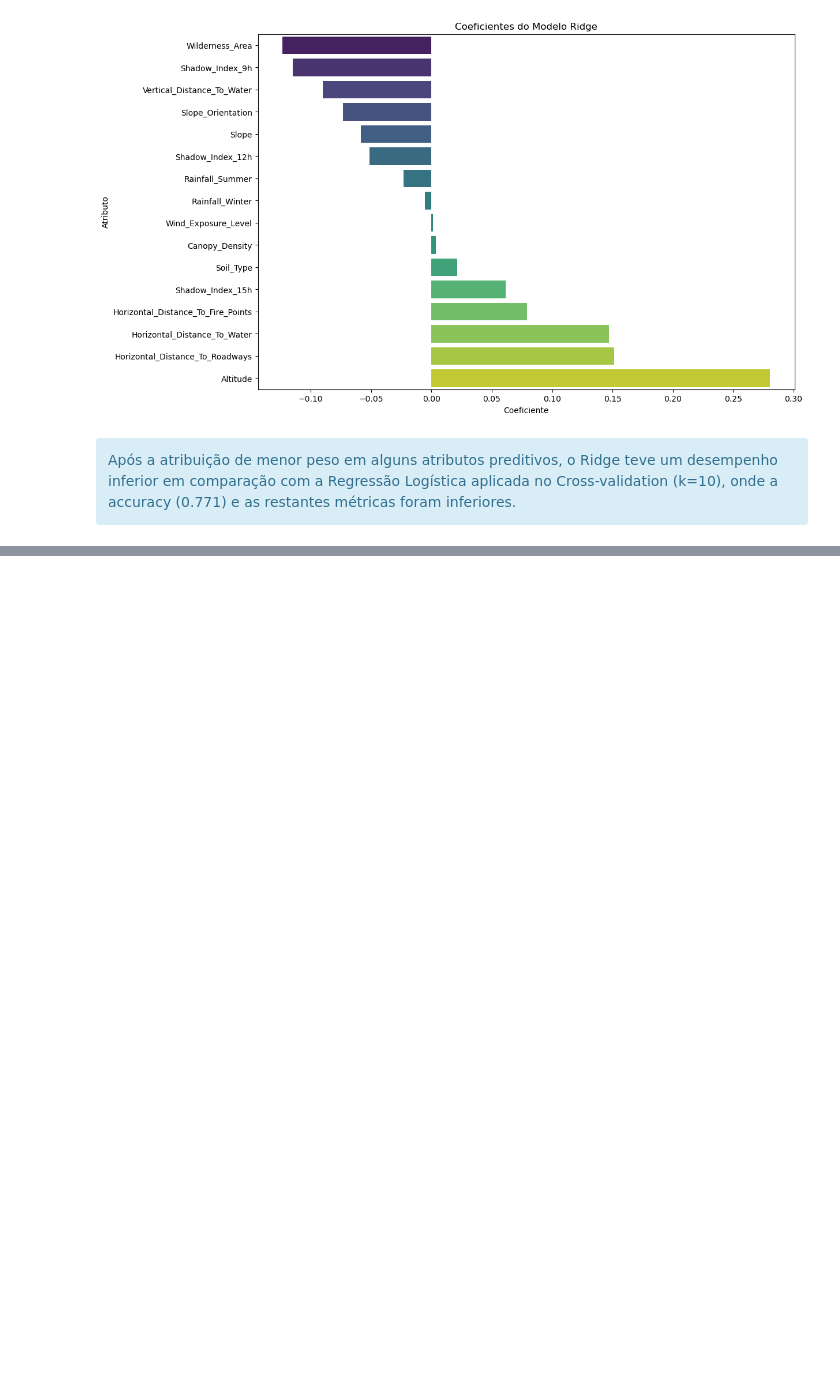
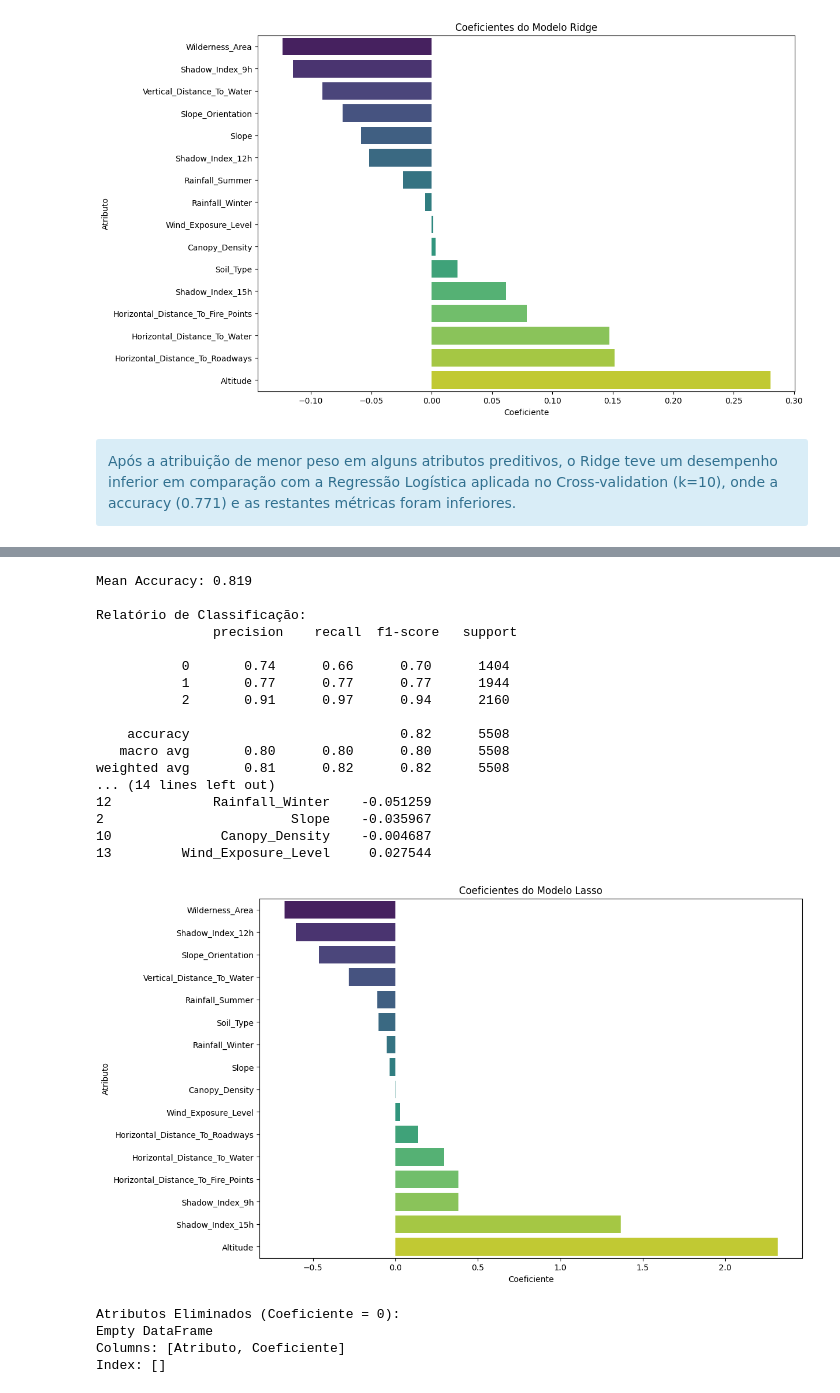
Before and after one commit to pedrocc03/APRAU_24_25_G23, a Jupyter notebook: Trabalho.ipynb, the cells around one changed output, grey strips where cells are left out. Saved outputs shown, nothing was run; the diff lists cells and outputs as text; code cells hidden in the pictures; blank space fills up the shorter version.

```diff
--- a/Trabalho.ipynb
+++ b/Trabalho.ipynb
@@ -1327,0 +1369,79 @@ weighted avg       0.76      0.77      0.76      5508
+# %%
+# Usar o melhor c (1/alpha) na LR com penalty L1, usando o Lasso na classificação
+best_lasso_model = LogisticRegression(penalty='l1', C=1/best_alpha, solver='liblinear')
+
+# Usar Cross-Validation com K=10 para fazer previsões
+kf = KFold(n_splits=10, shuffle=True, random_state=42)
+
+# Fazer as previsões com K-Fold
+y_pred = cross_val_predict(best_lasso_model, Xstd, y, cv=kf)
+
+# Calcular a acurácia média utilizando cross_val_score
+mean_accuracy = cross_val_score(best_lasso_model, Xstd, y, cv=kf, scoring='accuracy').mean()
+print(f"Mean Accuracy: {mean_accuracy:.3f}")
+
+# Calcular a matriz de confusão
+conf_matrix = confusion_matrix(y, y_pred, labels=np.unique(y))
+
+# Calcular o relatório de classificação (precisão, recall, f1-score)
+class_report = classification_report(y, y_pred)
+
+# Mostrar a matriz de confusão e o relatório de classificação
+conf_matrix_df = pd.DataFrame(conf_matrix,
+                              index=[f'True_{label}' for label in np.unique(y)],
+                              columns=[f'Pred_{label}' for label in np.unique(y)])
+
+print("\nRelatório de Classificação:\n", class_report)
+print("Matriz de Confusão:\n", conf_matrix_df)
+
+# 3. Treinar o modelo no conjunto completo para acessar os coeficientes
+best_lasso_model.fit(Xstd, y)
+
+# Acessar os coeficientes do modelo treinado
+coefficients = best_lasso_model.coef_[0]
+
+# Criar um DataFrame para visualização dos coeficientes
+coef_df = pd.DataFrame({'Atributo': X.columns, 'Coeficiente': coefficients})
+
+# Ordenar os coeficientes em ordem crescente
+sorted_coef_df = coef_df.sort_values(by='Coeficiente')
+
+# Exibir os atributos com menor peso
+print("Atributos com Menor Peso:")
+print(sorted_coef_df.head(10))
+
+# Plotar os coeficientes
+plt.figure(figsize=(12, 8))
+sns.barplot(x='Coeficiente', y='Atributo', data=sorted_coef_df, palette='viridis')
+plt.title('Coeficientes do Modelo Lasso')
+plt.xlabel('Coeficiente')
+plt.ylabel('Atributo')
+plt.show()
+
+# Show the metrics that were eliminated (i.e., coefficients that are zero)
+eliminated_metrics = sorted_coef_df[sorted_coef_df['Coeficiente'] == 0]
+print("\nAtributos Eliminados (Coeficiente = 0):")
+print(eliminated_metrics)
+# %% [output]
+Mean Accuracy: 0.819
+
+Relatório de Classificação:
+               precision    recall  f1-score   support
+
+           0       0.74      0.66      0.70      1404
+           1       0.77      0.77      0.77      1944
+           2       0.91      0.97      0.94      2160
+
+    accuracy                           0.82      5508
+   macro avg       0.80      0.80      0.80      5508
+weighted avg       0.81      0.82      0.82      5508
+... (14 lines left out)
+12             Rainfall_Winter    -0.051259
+2                        Slope    -0.035967
+10              Canopy_Density    -0.004687
+13         Wind_Exposure_Level     0.027544
+[figure, added]
+Atributos Eliminados (Coeficiente = 0):
+Empty DataFrame
+Columns: [Atributo, Coeficiente]
+Index: []
```
Also changed, not shown: parts of 7 cells of this notebook.
